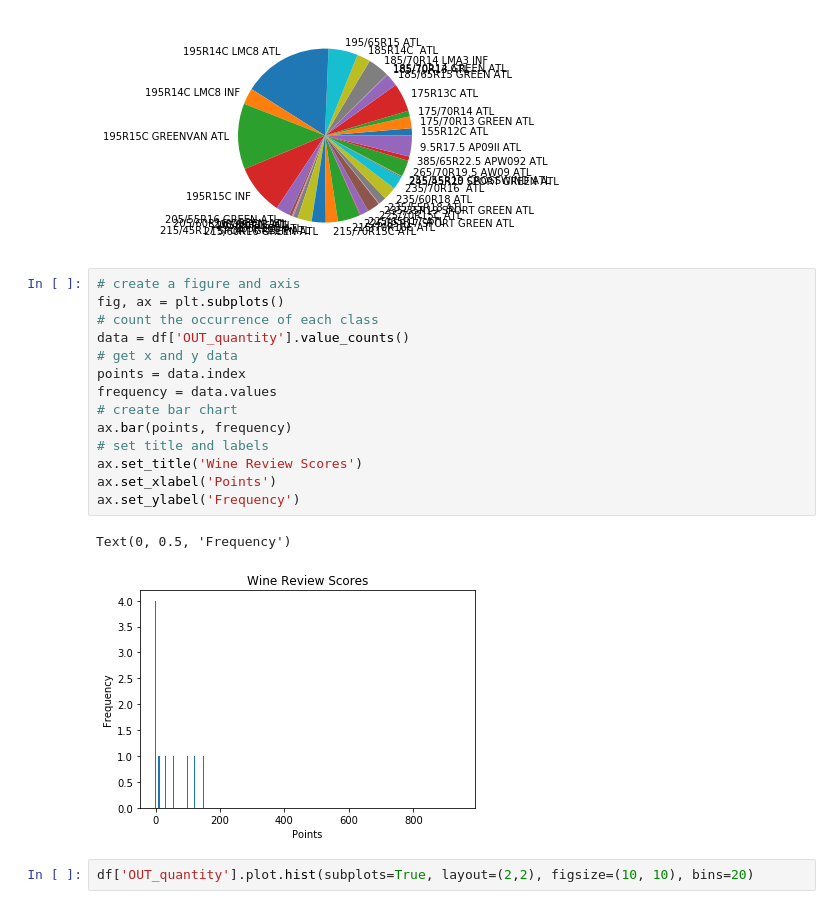
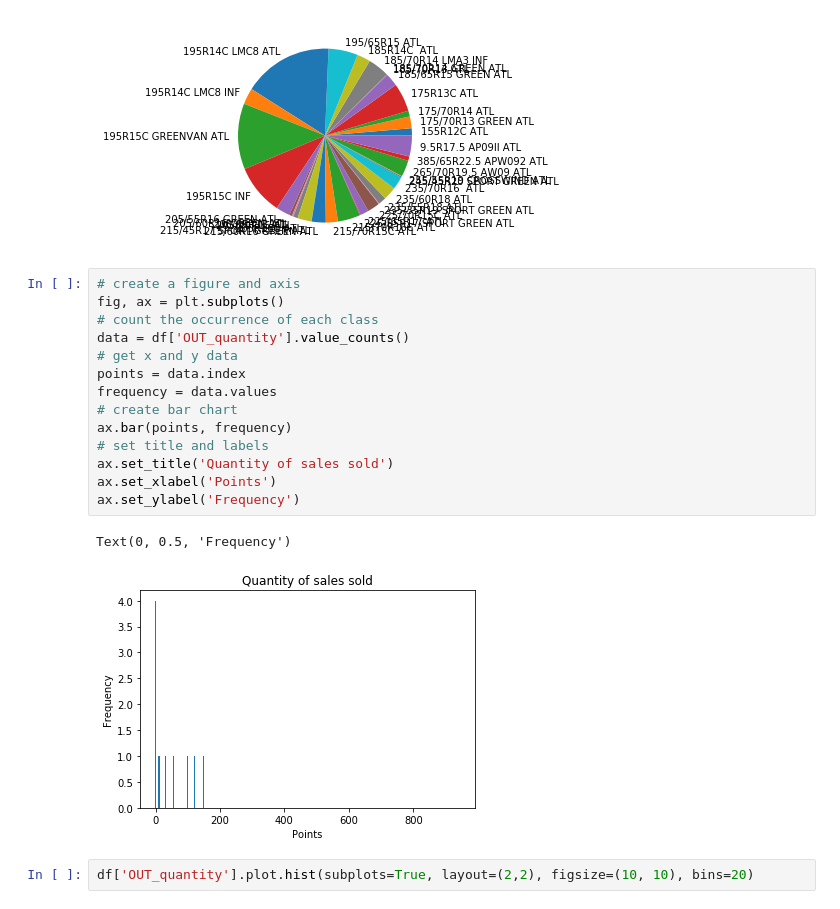
Before and after one commit to Soph-ie/AtlasTyres, a Jupyter notebook: Atlas_tyres.ipynb, the cells around one changed output. Saved outputs shown, nothing was run; the diff lists cells and outputs as text.

```diff
--- a/Atlas_tyres.ipynb
+++ b/Atlas_tyres.ipynb
@@ -247,20 +247,20 @@ plt.pie(df['Close_quantity'], labels=df['Tyre_type'])
 # %%
 # create a figure and axis
 fig, ax = plt.subplots()
 # count the occurrence of each class
 data = df['OUT_quantity'].value_counts()
 # get x and y data
 points = data.index
 frequency = data.values
 # create bar chart
 ax.bar(points, frequency)
 # set title and labels
-ax.set_title('Wine Review Scores')
+ax.set_title('Quantity of sales sold')
 ax.set_xlabel('Points')
 ax.set_ylabel('Frequency')
 # %% [output]
 Text(0, 0.5, 'Frequency')
-[figure, old version]
+[figure, new version]
 # %%
 df['OUT_quantity'].plot.hist(subplots=True, layout=(2,2), figsize=(10, 10), bins=20)
 # %% [output]
```
